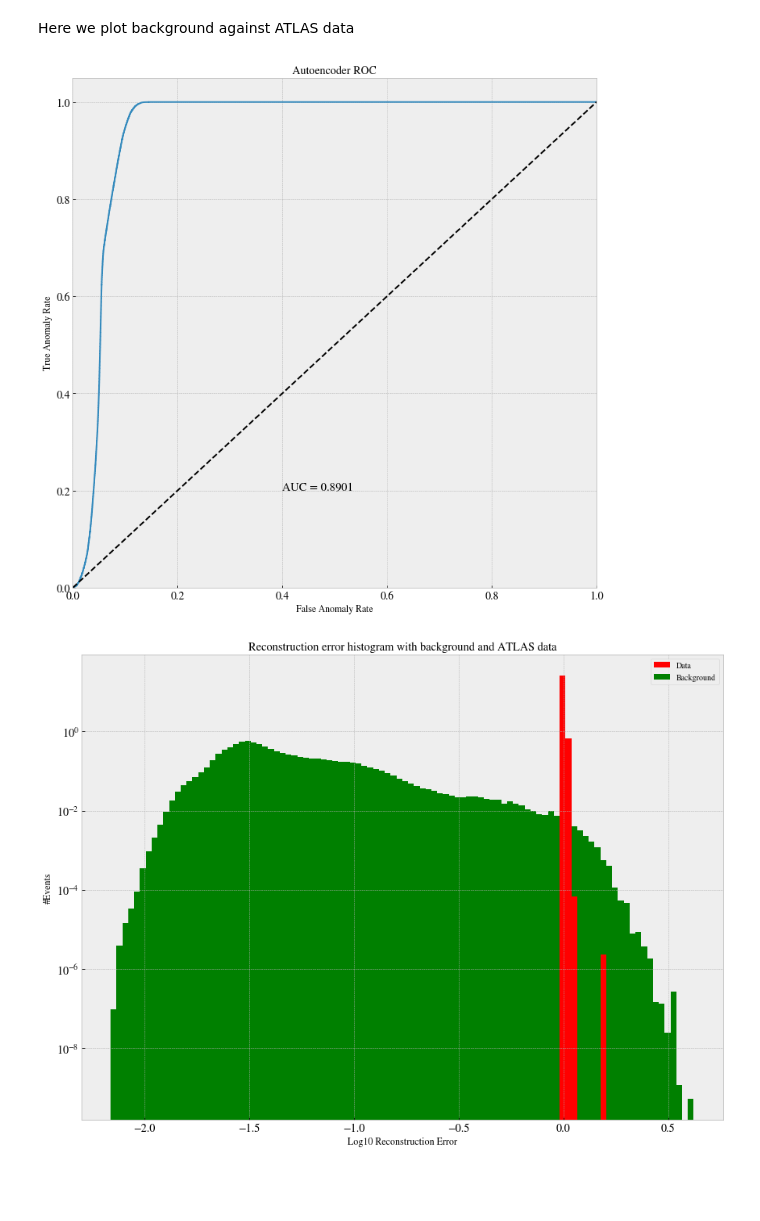
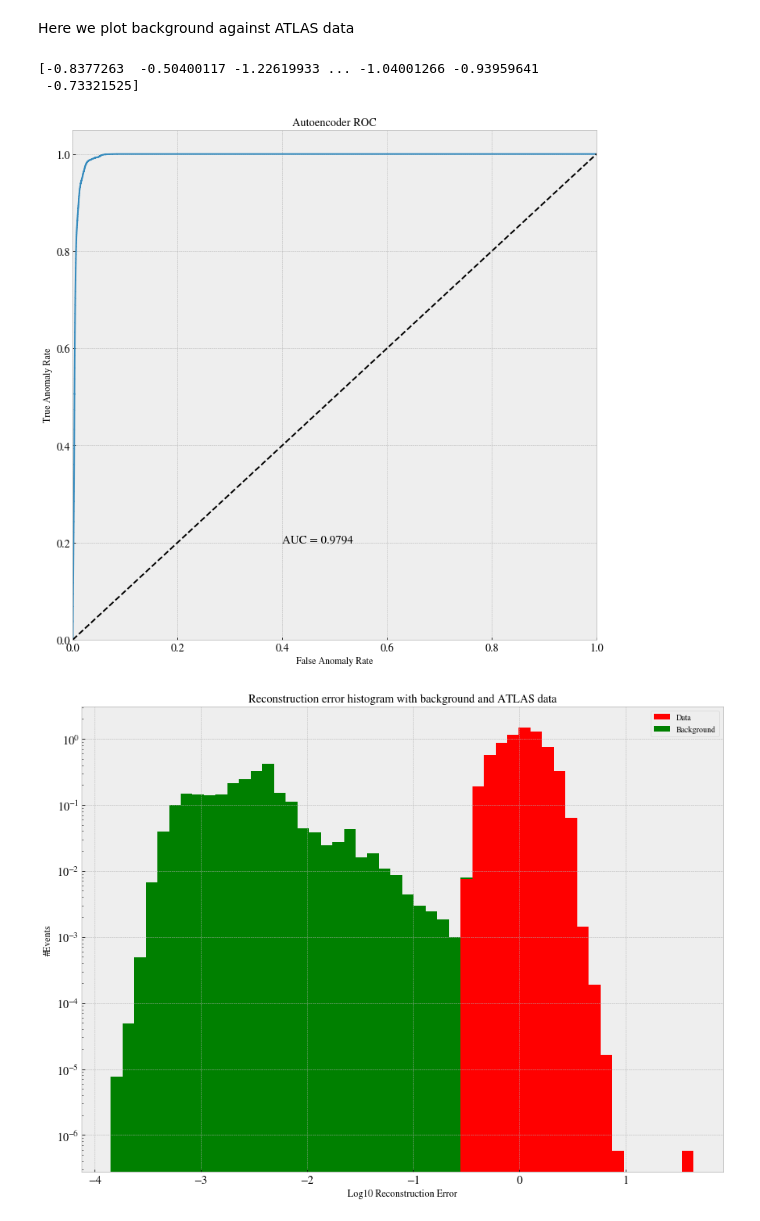
Before and after one commit to Gadangadang/FYS5555, a Jupyter notebook: Project3/Codebase/run_ml.ipynb, the cells around one changed output. Cells and saved outputs as stored; diff of their text form; code cells hidden in the pictures; blank space fills up the shorter version.

```diff
--- a/Project3/Codebase/run_ml.ipynb
+++ b/Project3/Codebase/run_ml.ipynb
@@ -378,17 +400,17 @@ KeyboardInterrupt:
 # %%
 #hypermodel = tf.keras.models.load_model("../tf_models/model_prelim_ae_2lep_data.h5")
 inputs = tf.keras.layers.Input(shape=data_shape, name="encoder_input")
-x = tf.keras.layers.Dense(units=27,activation="linear")(inputs)
-x_ = tf.keras.layers.Dense(units=22,activation="linear")(inputs)
-x1 = tf.keras.layers.Dense(units=11,activation="linear")(x_)
-val = 5
+x = tf.keras.layers.Dense(units=34,activation="tanh")(inputs)
+x_ = tf.keras.layers.Dense(units=24,activation="linear")(inputs)
+x1 = tf.keras.layers.Dense(units=13,activation=tf.keras.layers.LeakyReLU(alpha=0.5))(x_)
+val = 9
 x2 = tf.keras.layers.Dense(units=val, activation="linear")(x1)
 encoder = tf.keras.Model(inputs, x2, name="encoder")
 
 latent_input = tf.keras.layers.Input(shape=val, name="decoder_input")
-x = tf.keras.layers.Dense(units=11,activation=tf.keras.layers.LeakyReLU(alpha=0.05))(latent_input)
-x_ = tf.keras.layers.Dense(units=20,activation=tf.keras.layers.LeakyReLU(alpha=0.05))(x)
-x1 = tf.keras.layers.Dense(units=28,activation=tf.keras.layers.LeakyReLU(alpha=0.05))(x_)
+x = tf.keras.layers.Dense(units=15,activation=tf.keras.layers.LeakyReLU(alpha=0.5))(latent_input)
+x_ = tf.keras.layers.Dense(units=22,activation=tf.keras.layers.LeakyReLU(alpha=0.5))(x)
+x1 = tf.keras.layers.Dense(units=29,activation=tf.keras.layers.LeakyReLU(alpha=0.5))(x_)
 output = tf.keras.layers.Dense(data_shape, activation="linear")(x1)
 decoder = tf.keras.Model(latent_input, output, name="decoder")
 
@@ -451,7 +471,7 @@ recon_err_sig = reconstructionError(pred_sig, X_s_test)
 # %% [markdown]
 An then for actual data
 # %%
-recon_data = tf.keras.losses.msle(pred_data, data)
+recon_data = reconstructionError(pred_data, data)
 # %%
 print(np.shape(recon_err_back), np.min(recon_err_back), np.max(recon_err_back))
 print(np.shape(recon_err_sig), np.min(recon_err_sig), np.max(recon_err_sig))
@@ -522,6 +542,7 @@ from sklearn.metrics import roc_auc_score
 
 rec_errors_ROC = np.concatenate((recon_err_back,recon_err_sig),0)
 
+print(recon_err_sig)
 
 
 fpr, tpr, thresholds = roc_curve(Y_ROC, rec_errors_ROC, sample_weight = sample_weight, pos_label=1)
@@ -541,37 +562,39 @@ fig.tight_layout()
 plt.savefig("b_s_roc_curve.pdf")
 plt.show()
 # %% [output]
+[-0.8377263  -0.50400117 -1.22619933 ... -1.04001266 -0.93959641
+ -0.73321525]
-[figure, old version]
+[figure, new version]
 # %%
 histo_atlas = [norm_recon_data, b]
 weight_atlas_data = [data_weights, b_val_weights]
 
 
 plt.rcParams["figure.figsize"] = (12,9)
 
 fig, ax = plt.subplots()
 
-n_bins= 100
+n_bins= 50
 colors = ["red", "green"]
 labels= ["Data", "Background"]
 ax.hist(histo_atlas,
         n_bins,
         density=True,
         stacked=True,
         histtype='bar',
         color=colors,
         label=labels,
         weights=weight_atlas_data
         )
 
 ax.legend(prop={'size': 10})
 ax.set_title('Reconstruction error histogram with background and ATLAS data')
 ax.set_xlabel('Log10 Reconstruction Error')
 ax.set_ylabel('#Events')
 ax.set_yscale('log')
 
 fig.tight_layout()
 plt.savefig("b_data_recon.pdf")
 plt.show()
 # %% [output]
-[figure, old version]
+[figure, new version]
```
Also changed, not shown: parts of 12 cells of this notebook, 5 other files.
